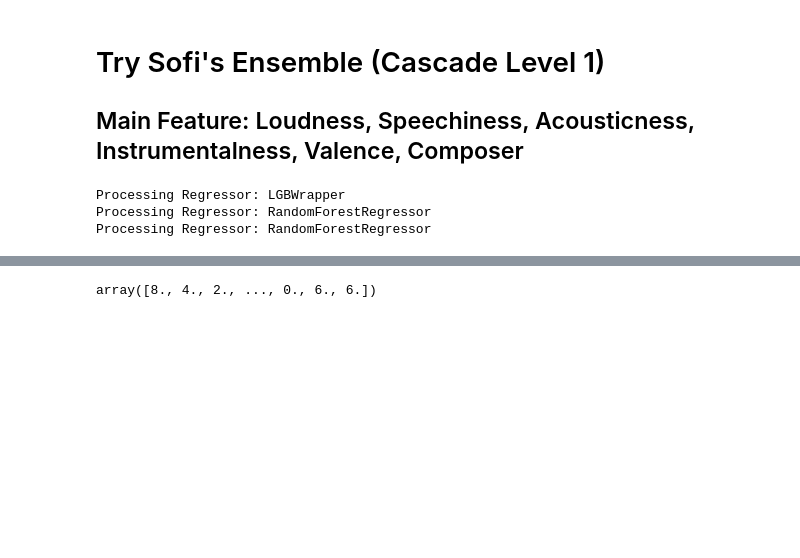
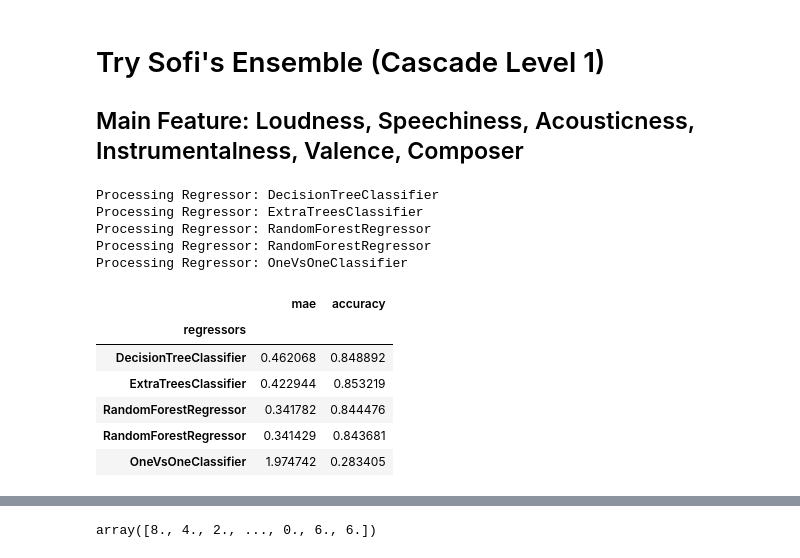
Before and after one commit to sormazabal/Konfusion, a Jupyter notebook: Adin-CascadeLearning-30Mei1907.ipynb, the cells around one changed output, grey strips where cells are left out. Drawn from its saved outputs; the diff is of its cells as text; code cells hidden in the pictures; blank space fills up the shorter version.

```diff
--- a/Adin-CascadeLearning-30Mei1907.ipynb
+++ b/Adin-CascadeLearning-30Mei1907.ipynb
@@ -499,43 +499,54 @@ from sklearn.svm import SVC
 from sklearn.gaussian_process import GaussianProcessClassifier
 from sklearn.gaussian_process.kernels import RBF
 from sklearn.tree import DecisionTreeClassifier
-from sklearn.ensemble import RandomForestClassifier, AdaBoostClassifier
+from sklearn.ensemble import RandomForestClassifier, AdaBoostClassifier, ExtraTreesClassifier
 from sklearn.naive_bayes import GaussianNB
 from sklearn.discriminant_analysis import QuadraticDiscriminantAnalysis
 from sklearn.inspection import DecisionBoundaryDisplay
 
 
 import pickle
 # scaler = MinMaxScaler(feature_range=(0, 9))
 # Instantiate the classfiers and make a list
 regressors = [
-    LGBWrapper(params, num_boost_round=200),
+    DecisionTreeClassifier(max_depth=None),
+    ExtraTreesClassifier(),
+#     LGBWrapper(params, num_boost_round=200),
     RandomForestRegressor(n_estimators=1000, random_state=42),
     RandomForestRegressor(n_estimators=2000, random_state=42),
-    XGBRegressor(**default_params),
+#     XGBRegressor(**default_params),
     OneVsOneClassifier(AdaBoostClassifier(random_state=42), n_jobs=6),
 ]
 # Define a result table as a DataFrame
 result_table = pd.DataFrame(columns=['regressors', 'mae', 'accuracy'])
 
 # Train and evaluate each classifier
 for reg in regressors:
     print("Processing Regressor:", reg.__class__.__name__)
     reg.fit(train_features, np.ravel(train_labels))
     pred = reg.predict(val_features)
     accuracy = accuracy_score(np.ravel(val_labels), np.rint(pred))
     mae = mean_absolute_error(np.ravel(val_labels), np.rint(pred))
     pd_tmp = pd.DataFrame({'regressors':[reg.__class__.__name__], 'mae': [mae], 'accuracy': [accuracy]})
     result_table = pd.concat([result_table, pd_tmp])
 
 result_table.set_index('regressors', inplace=True)
 result_table.sort_values(by=['mae'], ascending=True)
 
 result_table
 # %% [output]
-Processing Regressor: LGBWrapper
+Processing Regressor: DecisionTreeClassifier
+Processing Regressor: ExtraTreesClassifier
 Processing Regressor: RandomForestRegressor
 Processing Regressor: RandomForestRegressor
+Processing Regressor: OneVsOneClassifier
+|  | mae | accuracy |
+| regressors |  |  |
+| DecisionTreeClassifier | 0.462068 | 0.848892 |
+| ExtraTreesClassifier | 0.422944 | 0.853219 |
+| RandomForestRegressor | 0.341782 | 0.844476 |
+| RandomForestRegressor | 0.341429 | 0.843681 |
+| OneVsOneClassifier | 1.974742 | 0.283405 |
 # %%
 result_table
 # %% [output]
```
Also changed, not shown: parts of 25 cells of this notebook.
